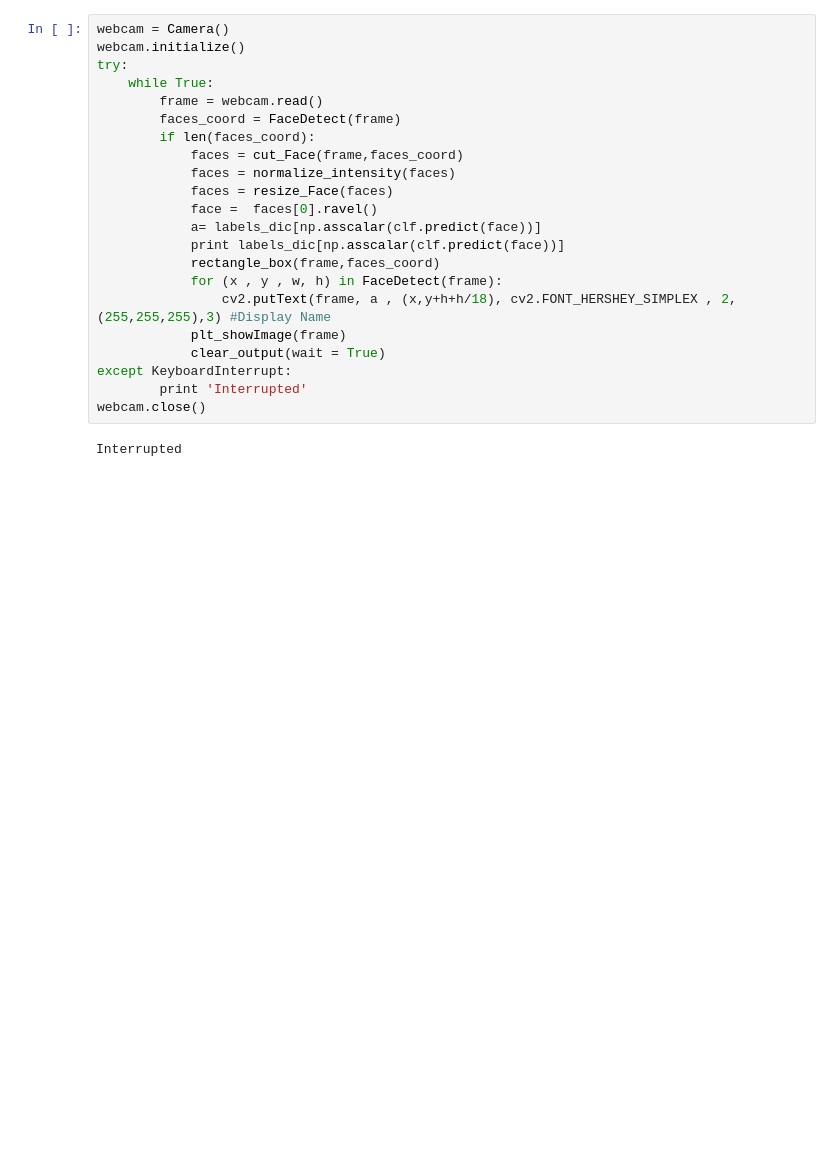
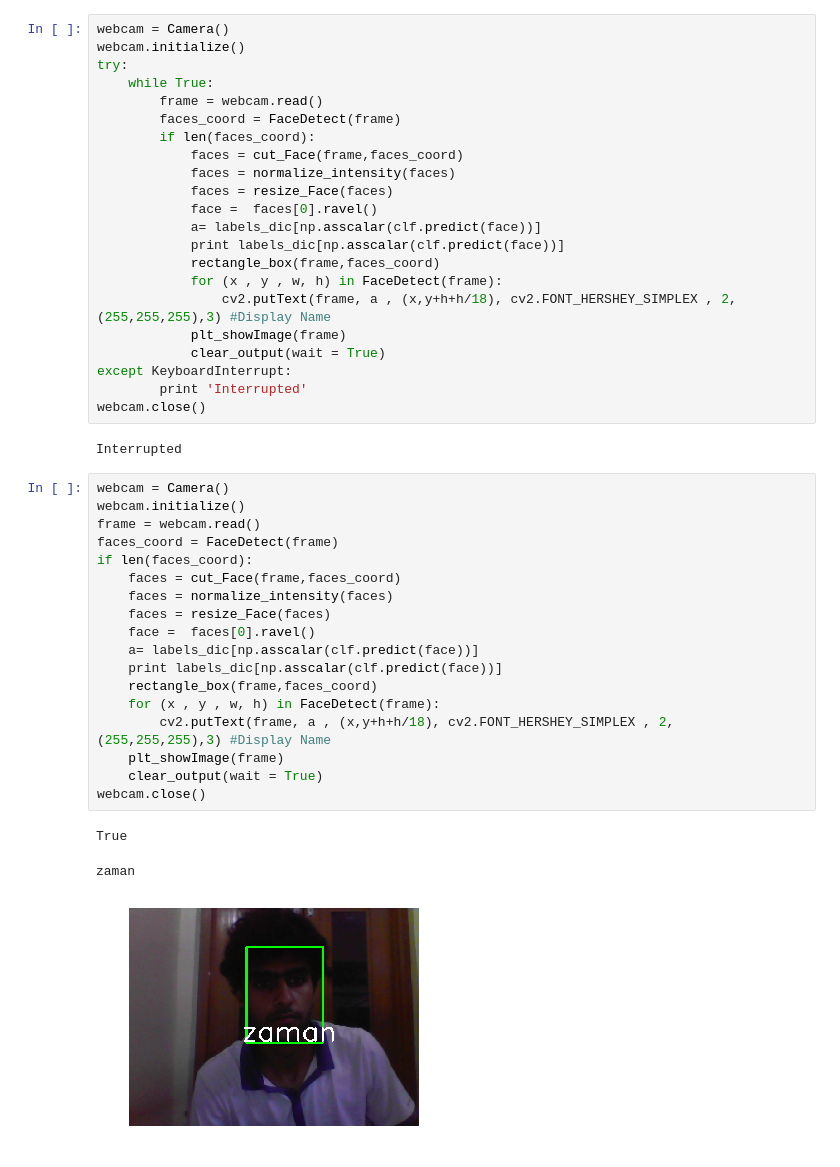
Before and after one commit to lifeofzi/FaceDectectionSystem, a Jupyter notebook: FaceRecognitionSystemUsingOpenCVandMachineLearning.ipynb, the cells around one changed output. Saved outputs shown, nothing was run; the diff lists cells and outputs as text; blank space fills up the shorter version.

```diff
--- a/FaceRecognitionSystemUsingOpenCVandMachineLearning.ipynb
+++ b/FaceRecognitionSystemUsingOpenCVandMachineLearning.ipynb
@@ -419,3 +419,25 @@ except KeyboardInterrupt:
 webcam.close()
 # %% [output]
 Interrupted
+# %%
+webcam = Camera()
+webcam.initialize()
+frame = webcam.read()
+faces_coord = FaceDetect(frame)
+if len(faces_coord):
+    faces = cut_Face(frame,faces_coord)
+    faces = normalize_intensity(faces)
+    faces = resize_Face(faces)
+    face =  faces[0].ravel()
+    a= labels_dic[np.asscalar(clf.predict(face))]
+    print labels_dic[np.asscalar(clf.predict(face))]
+    rectangle_box(frame,faces_coord)
+    for (x , y , w, h) in FaceDetect(frame):
+        cv2.putText(frame, a , (x,y+h+h/18), cv2.FONT_HERSHEY_SIMPLEX , 2, (255,255,255),3) #Display Name
+    plt_showImage(frame)
+    clear_output(wait = True)
+webcam.close()
+# %% [output]
+True
+zaman
+[figure, added]
```
